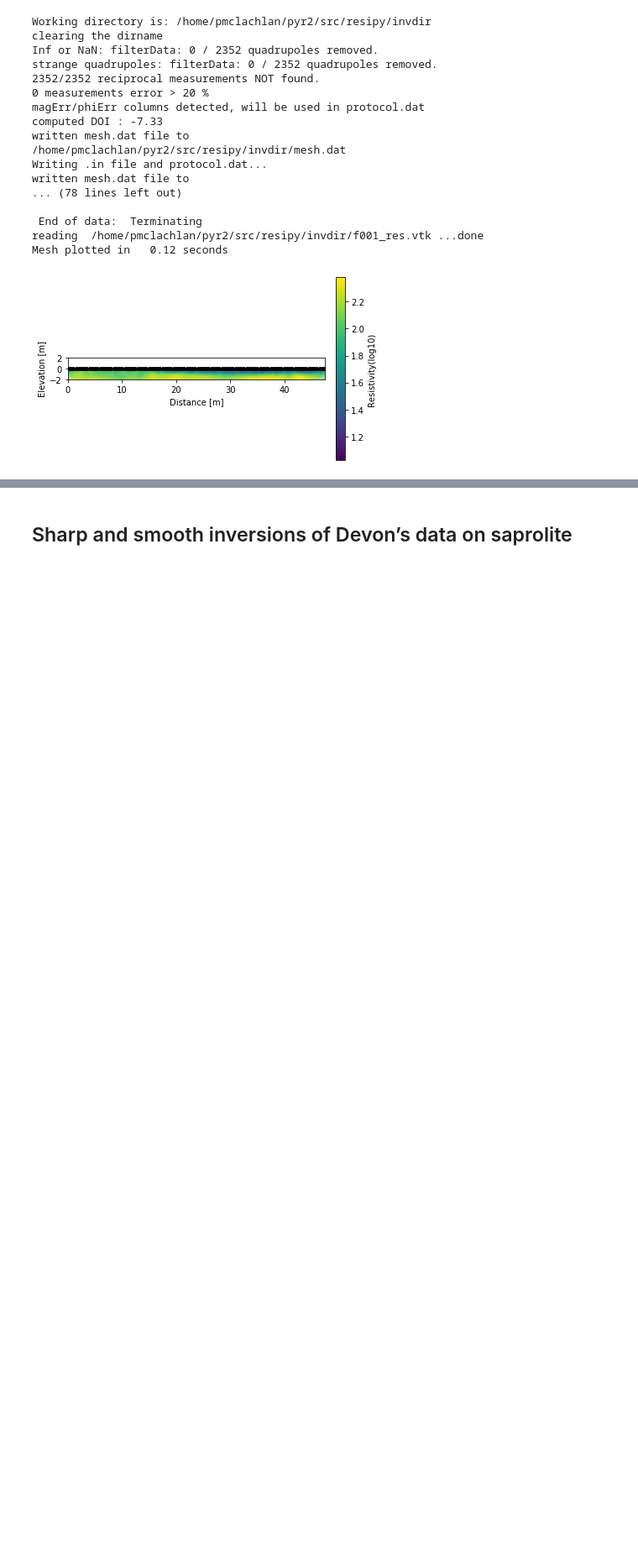
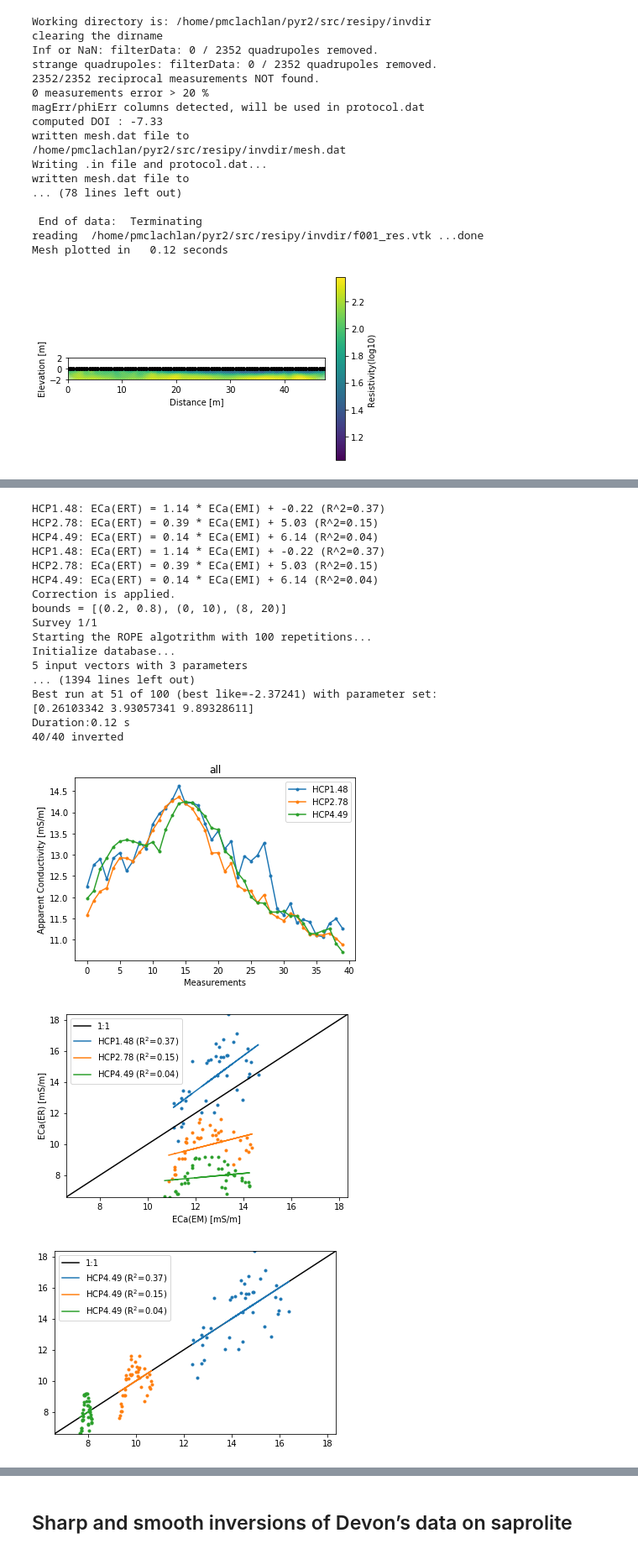
Before and after one commit to hkexgroup/emagpy, a Jupyter notebook: src/em-paper.ipynb, the cells around one changed output, grey strips where cells are left out. Shown at 84% size. Drawn from its saved outputs; the diff is of its cells as text; code cells hidden in the pictures; blank space fills up the shorter version.

```diff
--- a/src/em-paper.ipynb
+++ b/src/em-paper.ipynb
@@ -208,0 +245,30 @@ HCP4.49 0.14 * x + 6.14 (R=0.19)
+# %%
+k2 = Problem()
+k2.createSurvey(datadir + 'boxford-calib/hcp_bf_south.csv')
+k2.show()
+k2.setInit(depths0=[0.4], fixedDepths=[False])
+k2.calibrate(datadir + 'boxford-calib/hcp_bf_south.csv', datadir + 'boxford-calib/eri_ec.csv')
+k2.calibrate(datadir + 'boxford-calib/hcp_bf_south.csv', datadir + 'boxford-calib/eri_ec.csv', apply=True)
+k2.invert(forwardModel='CS', method='ROPE', bnds=[(0.2, 0.8), (0, 10), (8, 20)])
+k2.showResults()
+# %% [output]
+HCP1.48: ECa(ERT) = 1.14 * ECa(EMI) + -0.22 (R^2=0.37)
+HCP2.78: ECa(ERT) = 0.39 * ECa(EMI) + 5.03 (R^2=0.15)
+HCP4.49: ECa(ERT) = 0.14 * ECa(EMI) + 6.14 (R^2=0.04)
+HCP1.48: ECa(ERT) = 1.14 * ECa(EMI) + -0.22 (R^2=0.37)
+HCP2.78: ECa(ERT) = 0.39 * ECa(EMI) + 5.03 (R^2=0.15)
+HCP4.49: ECa(ERT) = 0.14 * ECa(EMI) + 6.14 (R^2=0.04)
+Correction is applied.
+bounds = [(0.2, 0.8), (0, 10), (8, 20)]
+Survey 1/1
+Starting the ROPE algotrithm with 100 repetitions...
+Initialize database...
+5 input vectors with 3 parameters
+... (1394 lines left out)
+Best run at 51 of 100 (best like=-2.37241) with parameter set:
+[0.26103342 3.93057341 9.89328611]
+Duration:0.12 s
+40/40 inverted
+[figure, added]
+[figure, added]
+[figure, added]
```
Also changed, not shown: parts of 11 cells of this notebook.
